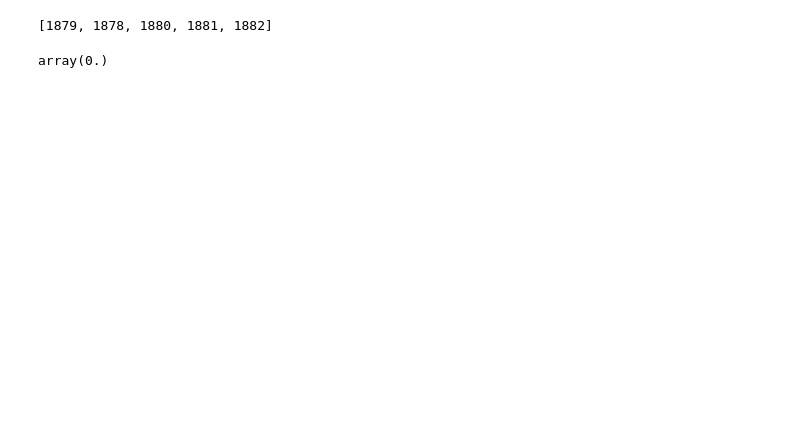
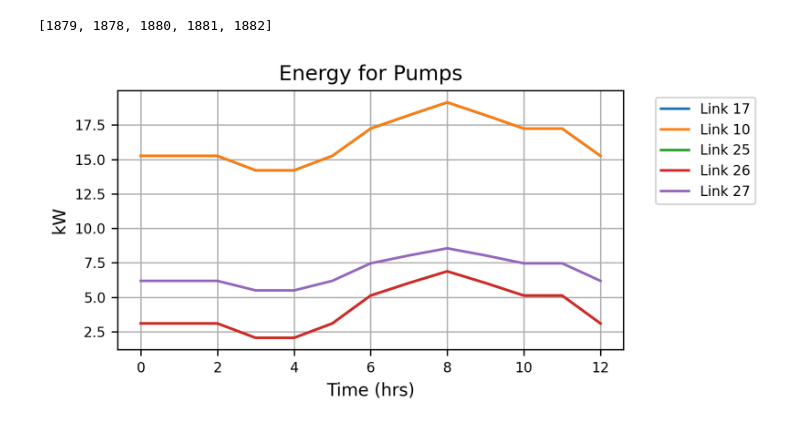
Before and after one commit to frodibrooks/OptimisedHeating, a Jupyter notebook: Epanet_python/Simulate_Vatnsendi.ipynb, the cells around one changed output. Cells and saved outputs as stored; diff of their text form; code cells hidden in the pictures; blank space fills up the shorter version.

```diff
--- a/Epanet_python/Simulate_Vatnsendi.ipynb
+++ b/Epanet_python/Simulate_Vatnsendi.ipynb
@@ -155,7 +146,36 @@ link_indices = get_link_indices(d,link_input_names)
 link_indices
 # %% [output]
 [1879, 1878, 1880, 1881, 1882]
-# %%
-d.getLinkEnergy(1881)
-# %% [output]
-array(0.)
+# %%
+link_input_names = ['17','10','25','26','27']
+link_indices = get_link_indices(d,link_input_names)
+
+
+# Create a figure
+plt.figure(figsize=(6, 3))
+
+# Loop through each link index and plot the corresponding absolute flow
+for index in link_indices:
+    # Extract the energy for the link and take the absolute value
+    kw = hyd_res.Energy[:, index - 1]
+    # Plot the absolute flow over time
+    plt.plot(hrs_time, kw, label=f'Link {d.getLinkNameID(index)}')
+
+# Customize the plot
+plt.title('Energy for Pumps')
+plt.xlabel('Time (hrs)')
+plt.ylabel('kW')  # Units of link flow
+
+# Add a grid for better visualization
+plt.grid(True)
+
+# Add a legend with the links, placed outside the plot to avoid cluttering
+plt.legend(loc='upper left', bbox_to_anchor=(1.05, 1), fontsize=8)
+
+# Adjust layout to prevent clipping of legend
+plt.tight_layout()
+
+# Show the plot
+plt.show()
+# %% [output]
+[figure, added]
```
Also changed, not shown: parts of 5 cells of this notebook, 8 other files.
